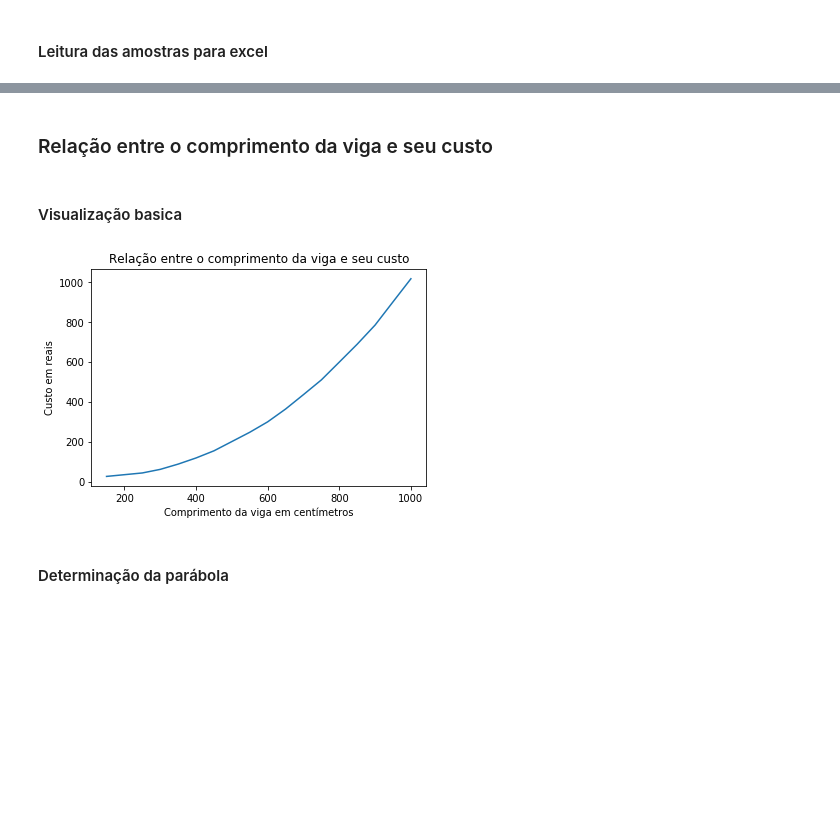
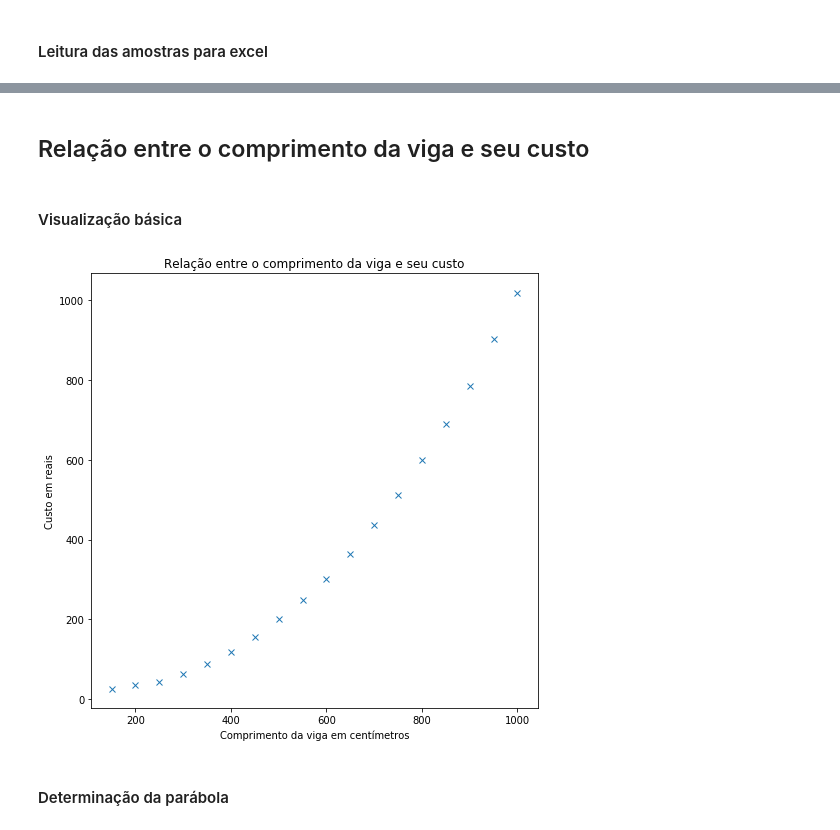
Before and after one commit to luisggc/FConcrete, a Jupyter notebook: examples/Cost Analysis.ipynb, the cells around one changed output, grey strips where cells are left out. Cells and saved outputs as stored; diff of their text form; code cells hidden in the pictures; blank space fills up the shorter version.

```diff
--- a/examples/Cost Analysis.ipynb
+++ b/examples/Cost Analysis.ipynb
@@ -50,4 +50,2 @@ TypeError: 'NoneType' object is not iterable
 # %% [markdown]
 #### Leitura das amostras para excel
-# %%
-full_report = pd.read_excel("dados tcc menos width e mais length.xlsx")
@@ -108,0 +122,5 @@ dados_menores_custos
+# %%
+plt.rcParams["figure.figsize"] = (12,8)
+x = np.array(dados_menores_custos["comprimento"])
+y = np.array(dados_menores_custos["altura"])
+x_projetado = np.linspace(x[0], x[-1], 100)
@@ -108,0 +226,34 @@ dados_menores_custos
+# %%
+plt.rcParams["figure.figsize"] = (12,8)
+
+x = np.array(dados_menores_custos["comprimento"])
+y = np.array(dados_menores_custos["altura"])
+x_projetado = np.linspace(x[0], x[-1], 100)
+
+real, = plt.plot(x, y, 'x', label="Amostras")
+
+coeficentes_da_parabola_ideal = np.polyfit(x, y, 3, )
+y_projetado = np.poly1d(coeficentes_da_parabola_ideal)(x_projetado)
+texto_projecao_parabola_ideal = "Parábola com menor erro: {}*xˆ2+({})*x+({})".format(*coeficentes_da_parabola_ideal)
+projecao, = plt.plot(x_projetado, y_projetado, '--', label=texto_projecao_parabola_ideal)
+
+coeficentes_da_reta_ideal = np.polyfit(x, y, 1)
+y_projetado = np.poly1d(coeficentes_da_reta_ideal)(x_projetado)
+texto_projecao_ideal = "Reta com menor erro: {}*x+({})".format(*coeficentes_da_reta_ideal.round(3))
+projecao, = plt.plot(x_projetado, y_projetado, '--', label=texto_projecao_ideal)
+
+
+coeficentes_da_reta_passando_pela_origem = np.linalg.lstsq(np.vstack((x, np.zeros_like(x))).T, y, rcond=None)[0]
+y_projetado_passando_origem = np.poly1d(coeficentes_da_reta_pela_origem)(x_projetado)
+texto_projecao_passando_pela_origem = "Reta com menor erro passando pela origem: x/{}+0".format((coeficentes_da_reta_passando_pela_origem[0]**(-1)).round(3))
+projecao, = plt.plot(x_projetado, y_projetado_passando_origem, '--', label=texto_projecao_passando_pela_origem)
+
+coeficientes_literatura = [1/10, 0]
+y_projetado_literatura = np.poly1d(coeficientes_literatura)(x_projetado)
+projecao, = plt.plot(x_projetado, y_projetado_literatura, '--', label="Projeção considerando y=x/10")
+
+plt.title("Relação entre a altura da viga e seu comprimento")
+plt.ylabel("Altura em centímetros")
+plt.xlabel("Comprimento da viga em centímetros")
+plt.legend()
+plt.show()
@@ -109,15 +262,17 @@ dados_menores_custos
 # %% [markdown]
-### Relação entre o comprimento da viga e seu custo
+## Relação entre o comprimento da viga e seu custo
 # %% [markdown]
-#### Visualização basica
+#### Visualização básica
 # %%
+plt.rcParams["figure.figsize"] = (8,8)
+
 plt.title("Relação entre o comprimento da viga e seu custo")
 plt.ylabel("Custo em reais")
 plt.xlabel("Comprimento da viga em centímetros")
-plt.plot(dados_menores_custos["comprimento"], dados_menores_custos["custo"])
+plt.plot(dados_menores_custos["comprimento"], dados_menores_custos["custo"], "x")
 print()
 # %% [output]
-[figure, old version]
+[figure, new version]
 # %% [markdown]
 #### Determinação da parábola
 # %%
```
Also changed, not shown: parts of 43 cells of this notebook, 6 other files.
